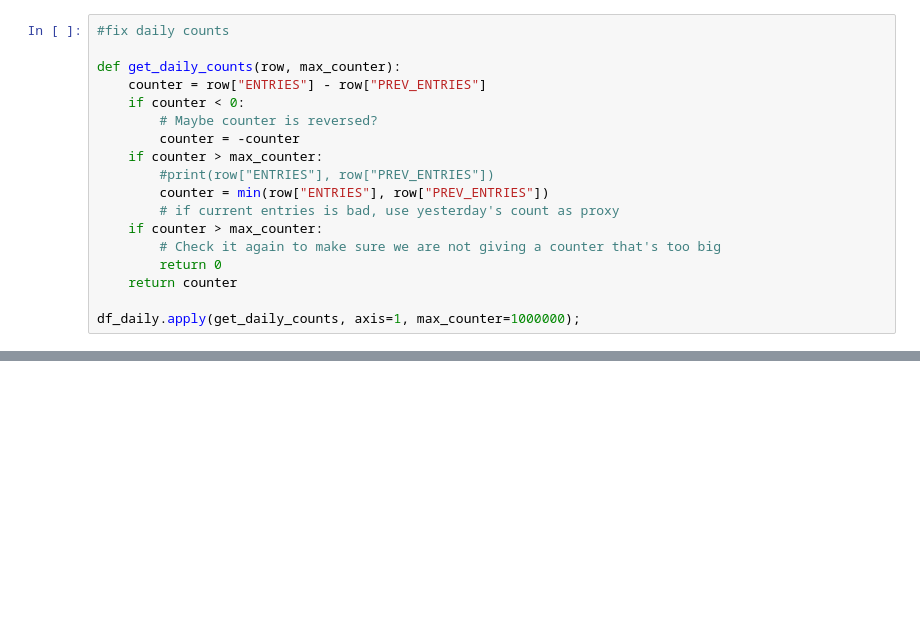
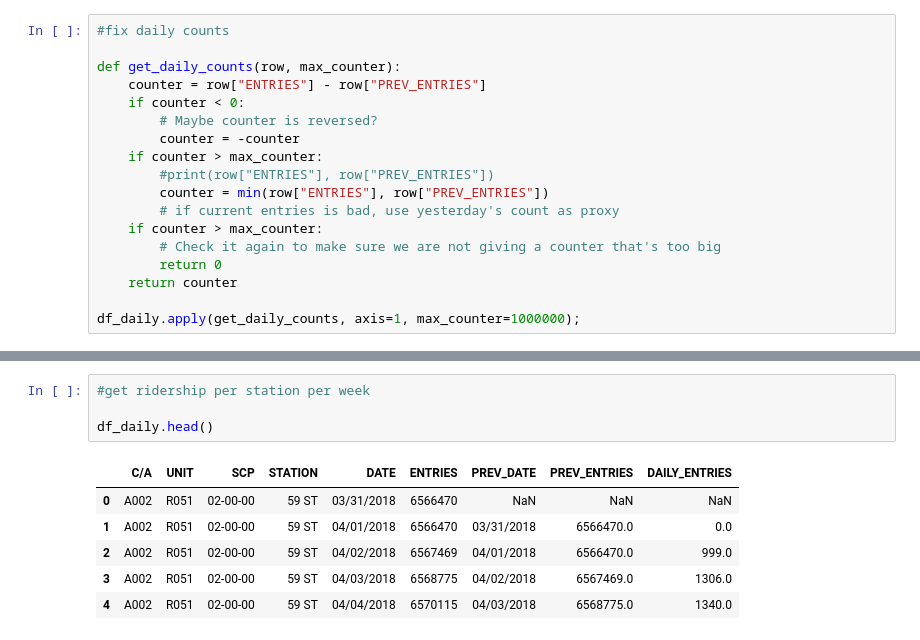
Before and after one commit to asherani/Benson, a Jupyter notebook: presentation_data.ipynb, the cells around one changed output, grey strips where cells are left out. Cells and saved outputs as stored; diff of their text form; blank space fills up the shorter version.

```diff
--- a/presentation_data.ipynb
+++ b/presentation_data.ipynb
@@ -87,0 +157,11 @@ plt.xticks(rotation = 'vertical');
+# %%
+#get ridership per station per week
+
+df_daily.head()
+# %% [output]
+|  | C/A | UNIT | SCP | STATION | DATE | ENTRIES | PREV_DATE | PREV_ENTRIES | DAILY_ENTRIES |
+| 0 | A002 | R051 | 02-00-00 | 59 ST | 03/31/2018 | 6566470 | NaN | NaN | NaN |
+| 1 | A002 | R051 | 02-00-00 | 59 ST | 04/01/2018 | 6566470 | 03/31/2018 | 6566470.0 | 0.0 |
+| 2 | A002 | R051 | 02-00-00 | 59 ST | 04/02/2018 | 6567469 | 04/01/2018 | 6566470.0 | 999.0 |
+| 3 | A002 | R051 | 02-00-00 | 59 ST | 04/03/2018 | 6568775 | 04/02/2018 | 6567469.0 | 1306.0 |
+| 4 | A002 | R051 | 02-00-00 | 59 ST | 04/04/2018 | 6570115 | 04/03/2018 | 6568775.0 | 1340.0 |
```
Also changed, not shown: parts of 18 cells of this notebook.
